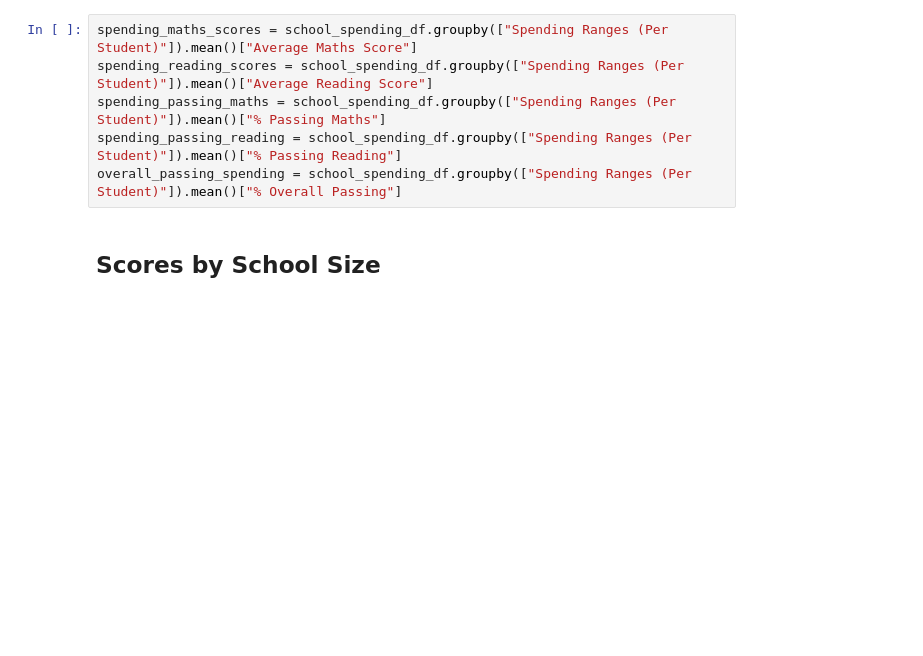
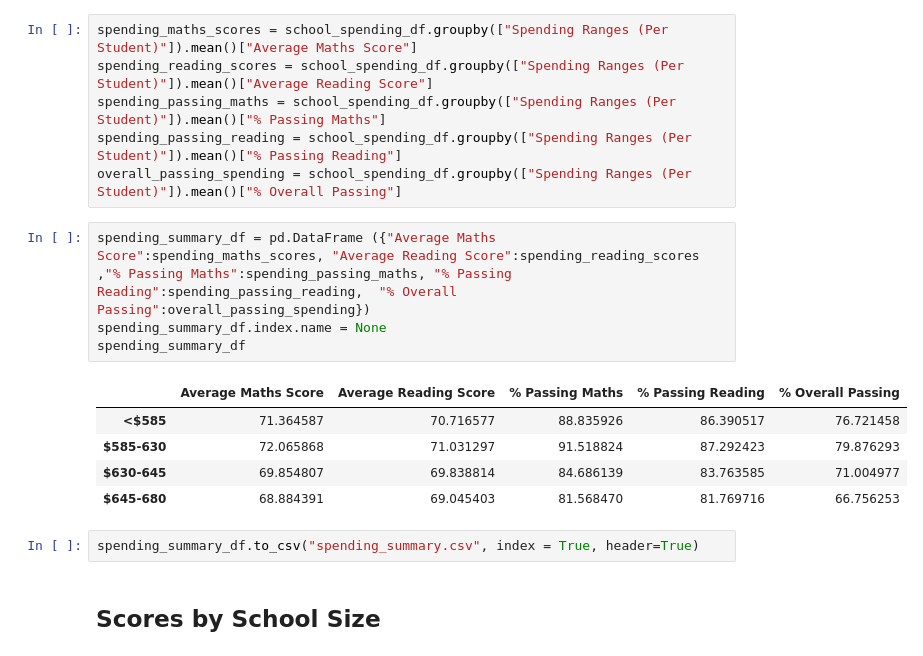
Before and after one commit to SandraBotica/pandas-challenge, a Jupyter notebook: PyCitySchools/PyCitySchools_starter.ipynb, the cells around one changed output. Drawn from its saved outputs; the diff is of its cells as text; blank space fills up the shorter version.

```diff
--- a/PyCitySchools/PyCitySchools_starter.ipynb
+++ b/PyCitySchools/PyCitySchools_starter.ipynb
@@ -1074,6 +1053,18 @@ spending_reading_scores = school_spending_df.groupby(["Spending Ranges (Per Stud
 spending_passing_maths = school_spending_df.groupby(["Spending Ranges (Per Student)"]).mean()["% Passing Maths"]
 spending_passing_reading = school_spending_df.groupby(["Spending Ranges (Per Student)"]).mean()["% Passing Reading"]
 overall_passing_spending = school_spending_df.groupby(["Spending Ranges (Per Student)"]).mean()["% Overall Passing"]
+# %%
+spending_summary_df = pd.DataFrame ({"Average Maths Score":spending_maths_scores, "Average Reading Score":spending_reading_scores ,"% Passing Maths":spending_passing_maths, "% Passing Reading":spending_passing_reading,  "% Overall Passing":overall_passing_spending})
+spending_summary_df.index.name = None
+spending_summary_df
+# %% [output]
+|  | Average Maths Score | Average Reading Score | % Passing Maths | % Passing Reading | % Overall Passing |
+| <$585 | 71.364587 | 70.716577 | 88.835926 | 86.390517 | 76.721458 |
+| $585-630 | 72.065868 | 71.031297 | 91.518824 | 87.292423 | 79.876293 |
+| $630-645 | 69.854807 | 69.838814 | 84.686139 | 83.763585 | 71.004977 |
+| $645-680 | 68.884391 | 69.045403 | 81.568470 | 81.769716 | 66.756253 |
+# %%
+spending_summary_df.to_csv("spending_summary.csv", index = True, header=True)
 # %% [markdown]
 ## Scores by School Size
 # %% [markdown]
```
Also changed, not shown: parts of 10 cells of this notebook, 4 other files.
